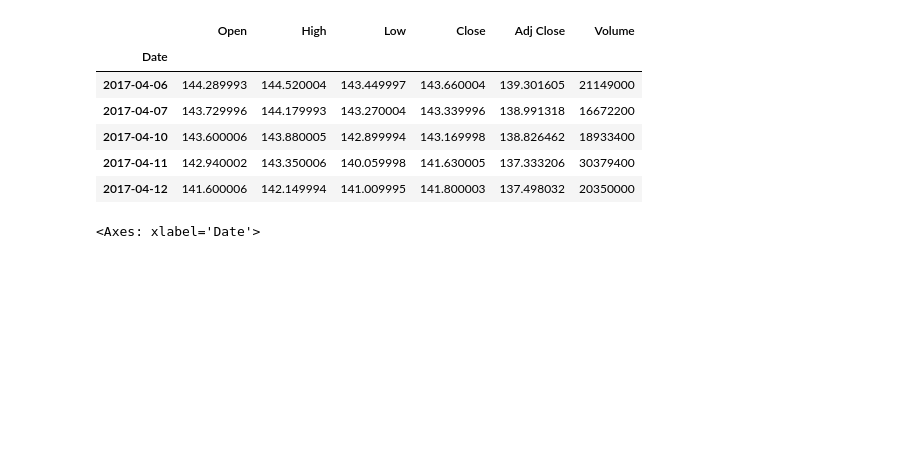
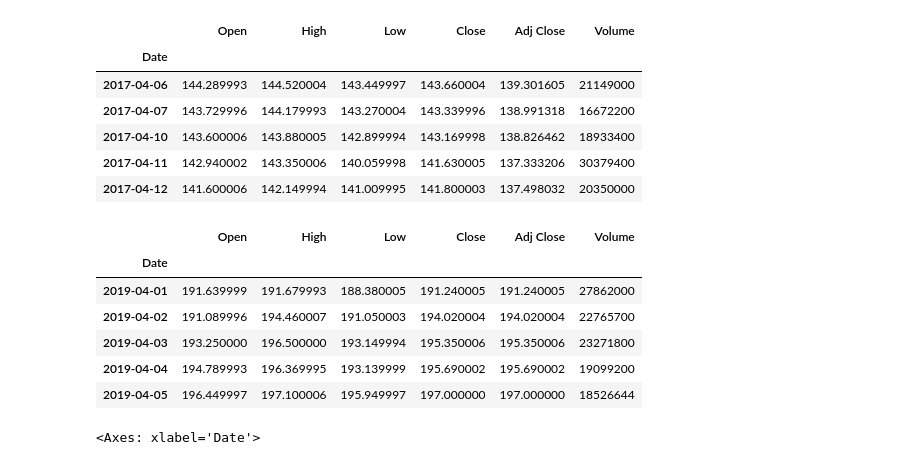
Before and after one commit to cyberone1812/CMUDeepLearning, a Jupyter notebook: dele_rnn_w7_keras.ipynb, the cells around one changed output. Saved outputs shown, nothing was run; the diff lists cells and outputs as text; code cells hidden in the pictures; blank space fills up the shorter version.

```diff
--- a/dele_rnn_w7_keras.ipynb
+++ b/dele_rnn_w7_keras.ipynb
@@ -29,6 +29,16 @@ apple.head()
 | 2017-04-10 | 143.600006 | 143.880005 | 142.899994 | 143.169998 | 138.826462 | 18933400 |
 | 2017-04-11 | 142.940002 | 143.350006 | 140.059998 | 141.630005 | 137.333206 | 30379400 |
 | 2017-04-12 | 141.600006 | 142.149994 | 141.009995 | 141.800003 | 137.498032 | 20350000 |
+# %%
+apple.tail()
+# %% [output]
+|  | Open | High | Low | Close | Adj Close | Volume |
+| Date |  |  |  |  |  |  |
+| 2019-04-01 | 191.639999 | 191.679993 | 188.380005 | 191.240005 | 191.240005 | 27862000 |
+| 2019-04-02 | 191.089996 | 194.460007 | 191.050003 | 194.020004 | 194.020004 | 22765700 |
+| 2019-04-03 | 193.250000 | 196.500000 | 193.149994 | 195.350006 | 195.350006 | 23271800 |
+| 2019-04-04 | 194.789993 | 196.369995 | 193.139999 | 195.690002 | 195.690002 | 19099200 |
+| 2019-04-05 | 196.449997 | 197.100006 | 195.949997 | 197.000000 | 197.000000 | 18526644 |
 # %%
 # apple.to_csv('appl.csv')
 # %%
```
Also changed, not shown: parts of 22 cells of this notebook.
